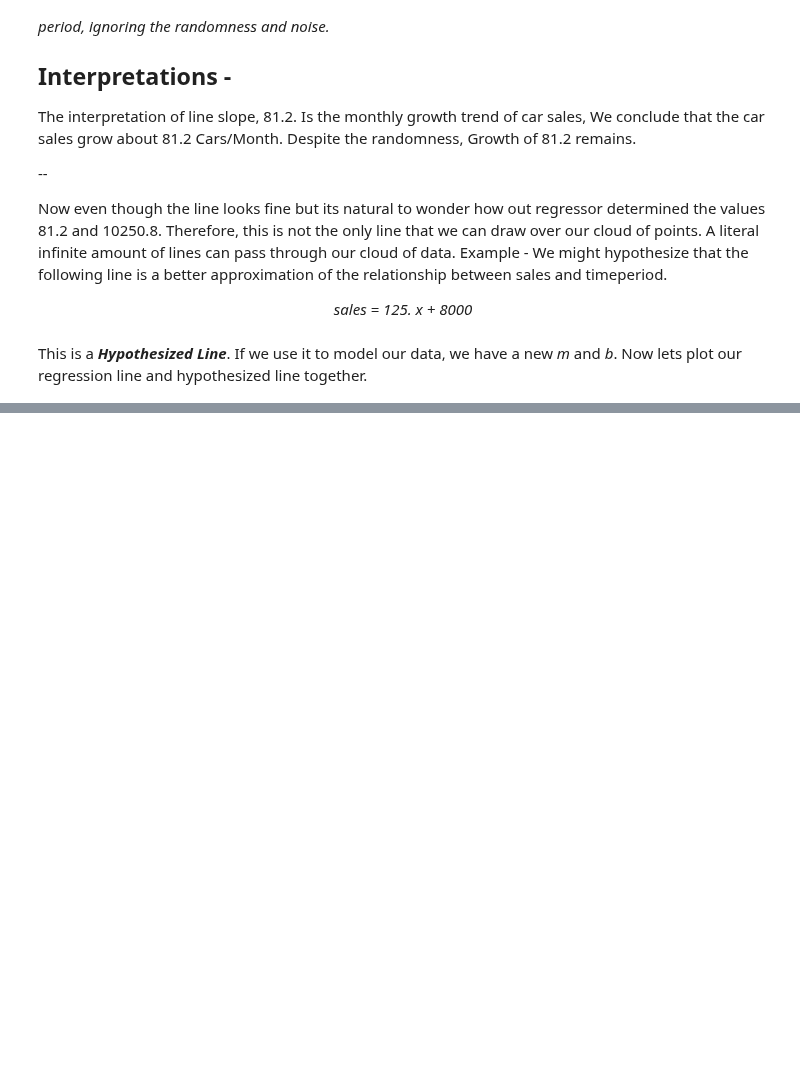
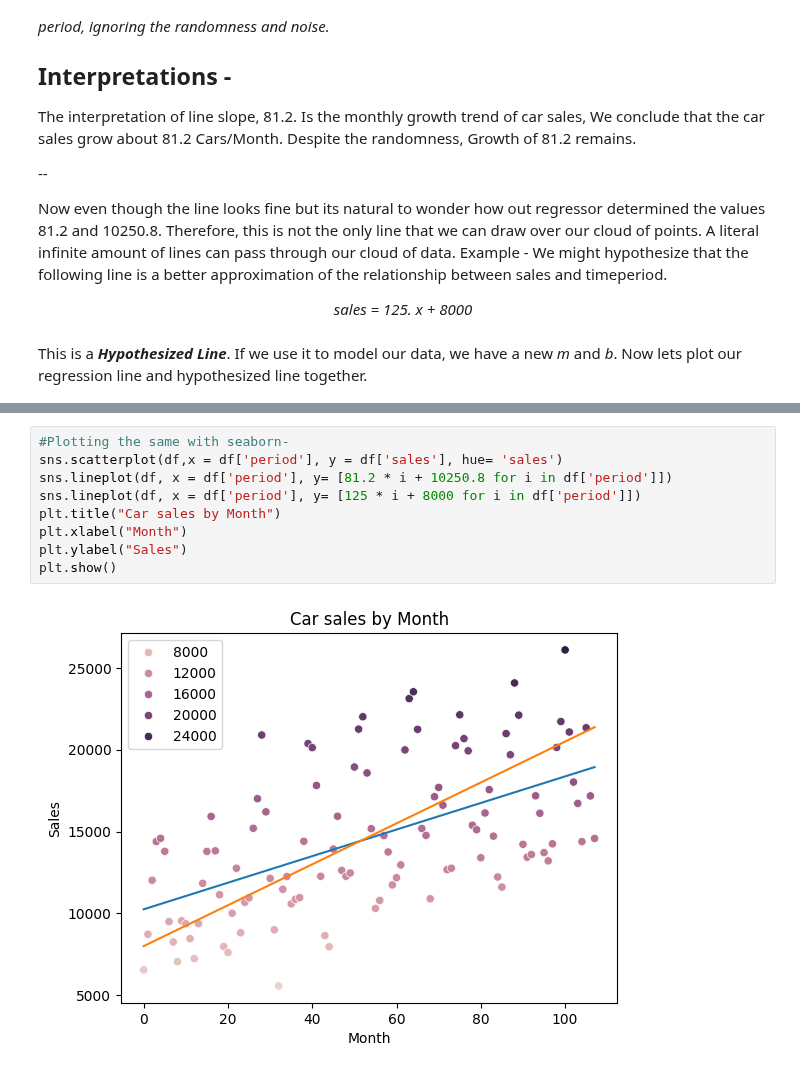
Before and after one commit to gonkikong0/Data-Science-, a Jupyter notebook: Forecasting.ipynb, the cells around one changed output, grey strips where cells are left out. Cells and saved outputs as stored; diff of their text form; blank space fills up the shorter version.

```diff
--- a/Forecasting.ipynb
+++ b/Forecasting.ipynb
@@ -162,0 +189,11 @@ This is a <b><i>Hypothesized Line</i></b>. If we use it to model our data, we ha
+# %%
+#Plotting the same with seaborn-
+sns.scatterplot(df,x = df['period'], y = df['sales'], hue= 'sales')
+sns.lineplot(df, x = df['period'], y= [81.2 * i + 10250.8 for i in df['period']])
+sns.lineplot(df, x = df['period'], y= [125 * i + 8000 for i in df['period']])
+plt.title("Car sales by Month")
+plt.xlabel("Month")
+plt.ylabel("Sales")
+plt.show()
+# %% [output]
+[figure, added]
```
Also changed, not shown: parts of 2 cells of this notebook.
